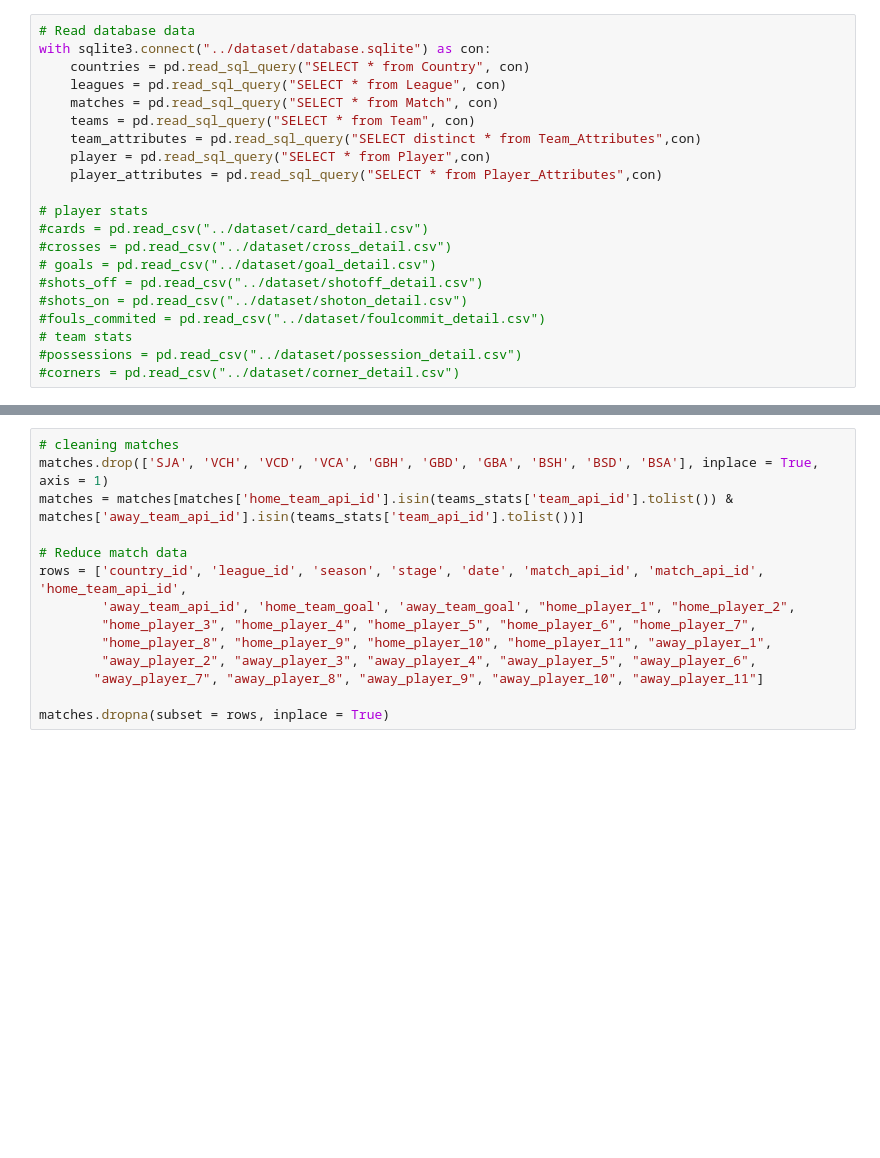
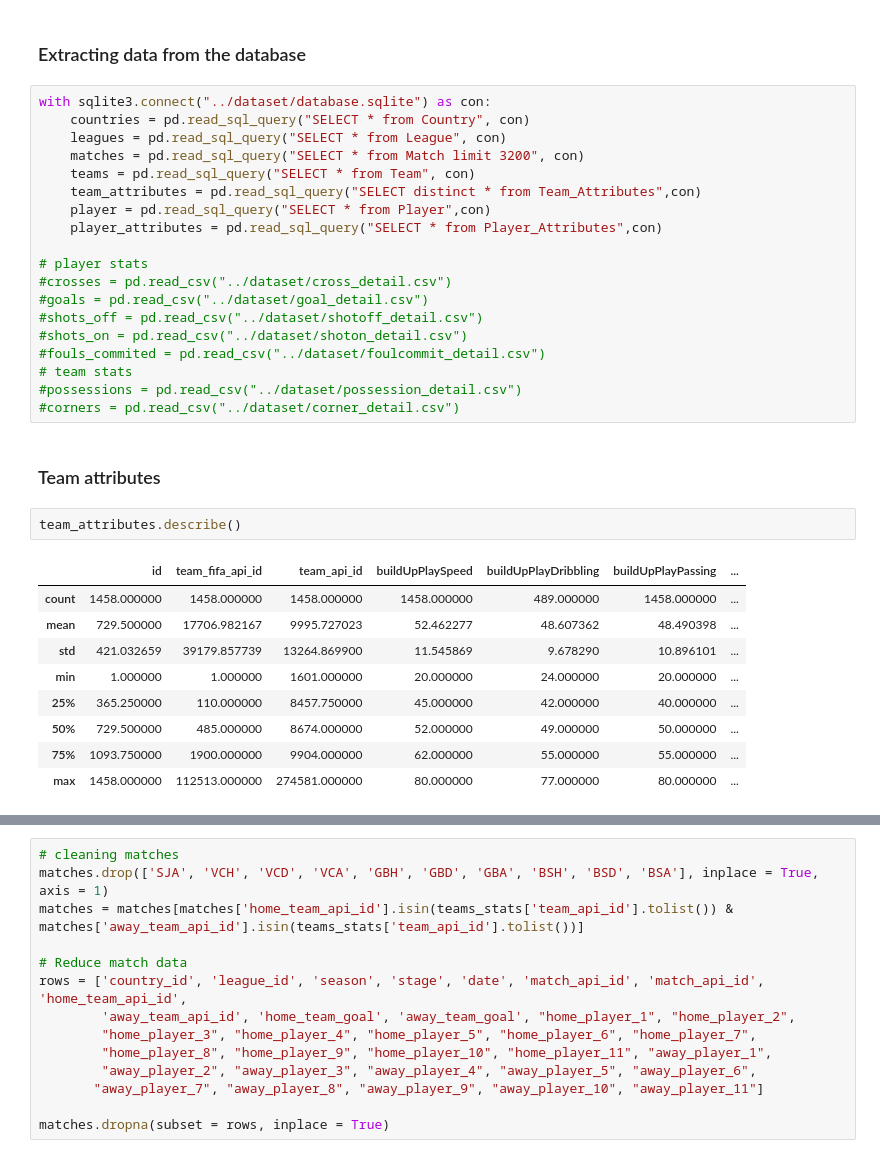
Before and after one commit to motapinto/football-classification-predications, a Jupyter notebook: src/Supervised Learning Models.ipynb, the cells around one changed output, grey strips where cells are left out. Cells and saved outputs as stored; diff of their text form; blank space fills up the shorter version.

```diff
--- a/src/Supervised Learning Models.ipynb
+++ b/src/Supervised Learning Models.ipynb
@@ -310,24 +375,38 @@ def get_features(matches, teams_stats, fifa, x = 10, get_overall = False):
 
     #Return preprocessed data
     return features
+# %% [markdown]
+### Extracting data from the database
 # %%
-# Read database data
 with sqlite3.connect("../dataset/database.sqlite") as con:
     countries = pd.read_sql_query("SELECT * from Country", con)
     leagues = pd.read_sql_query("SELECT * from League", con)
-    matches = pd.read_sql_query("SELECT * from Match", con)
+    matches = pd.read_sql_query("SELECT * from Match limit 3200", con)
     teams = pd.read_sql_query("SELECT * from Team", con)
     team_attributes = pd.read_sql_query("SELECT distinct * from Team_Attributes",con)
     player = pd.read_sql_query("SELECT * from Player",con)
     player_attributes = pd.read_sql_query("SELECT * from Player_Attributes",con)
 
 # player stats
-#cards = pd.read_csv("../dataset/card_detail.csv")
 #crosses = pd.read_csv("../dataset/cross_detail.csv")
-# goals = pd.read_csv("../dataset/goal_detail.csv")
+#goals = pd.read_csv("../dataset/goal_detail.csv")
 #shots_off = pd.read_csv("../dataset/shotoff_detail.csv")
 #shots_on = pd.read_csv("../dataset/shoton_detail.csv")
 #fouls_commited = pd.read_csv("../dataset/foulcommit_detail.csv")
 # team stats
 #possessions = pd.read_csv("../dataset/possession_detail.csv")
 #corners = pd.read_csv("../dataset/corner_detail.csv")
+# %% [markdown]
+### Team attributes
+# %%
+team_attributes.describe()
+# %% [output]
+|  | id | team_fifa_api_id | team_api_id | buildUpPlaySpeed | buildUpPlayDribbling | buildUpPlayPassing | ... |
+| count | 1458.000000 | 1458.000000 | 1458.000000 | 1458.000000 | 489.000000 | 1458.000000 | ... |
+| mean | 729.500000 | 17706.982167 | 9995.727023 | 52.462277 | 48.607362 | 48.490398 | ... |
+| std | 421.032659 | 39179.857739 | 13264.869900 | 11.545869 | 9.678290 | 10.896101 | ... |
+| min | 1.000000 | 1.000000 | 1601.000000 | 20.000000 | 24.000000 | 20.000000 | ... |
+| 25% | 365.250000 | 110.000000 | 8457.750000 | 45.000000 | 42.000000 | 40.000000 | ... |
+| 50% | 729.500000 | 485.000000 | 8674.000000 | 52.000000 | 49.000000 | 50.000000 | ... |
+| 75% | 1093.750000 | 1900.000000 | 9904.000000 | 62.000000 | 55.000000 | 55.000000 | ... |
+| max | 1458.000000 | 112513.000000 | 274581.000000 | 80.000000 | 77.000000 | 80.000000 | ... |
```
Also changed, not shown: parts of 29 cells of this notebook.
